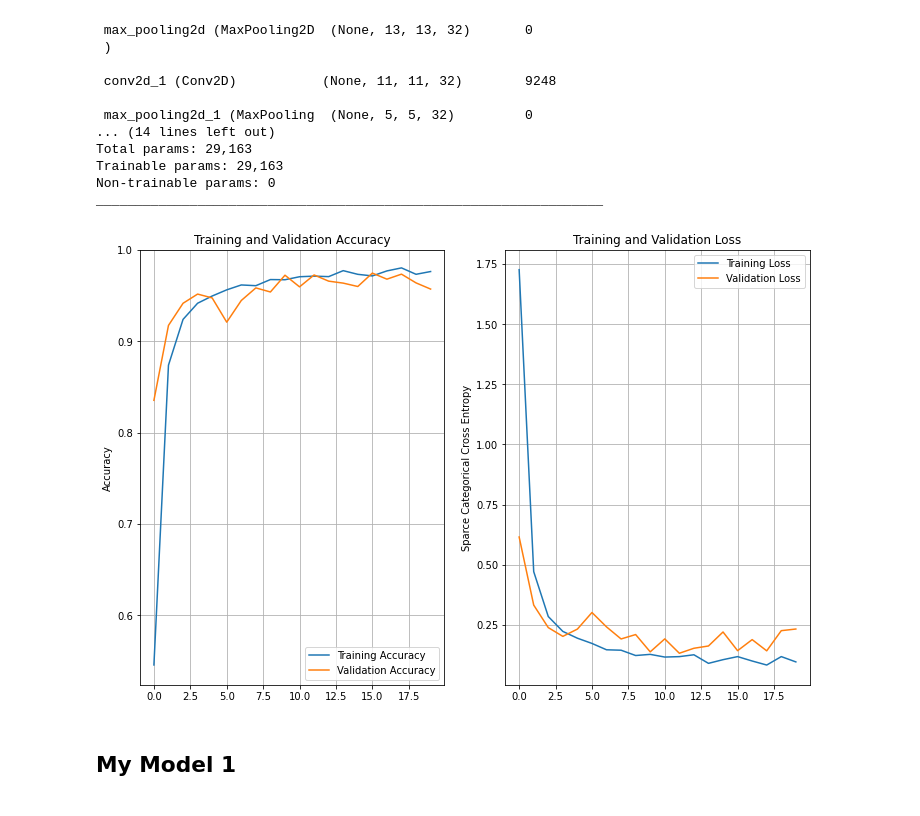
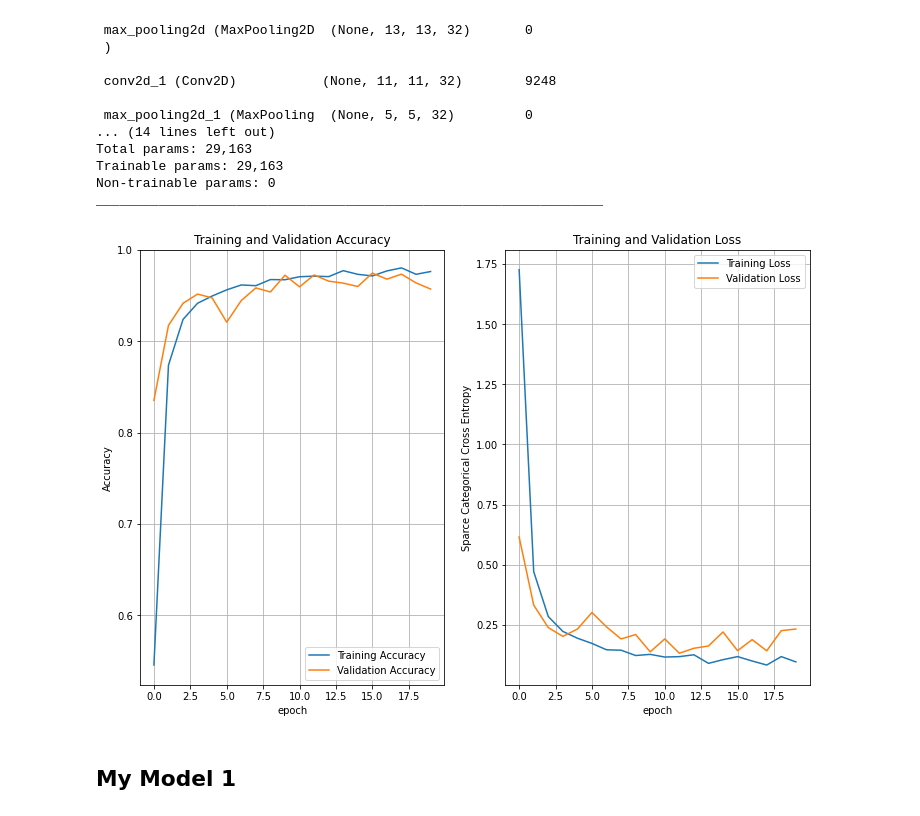
Before and after one commit to PLEX-GR00T/GTSRB_Deep_Learning_Project, a Jupyter notebook: Deep_learning_signboards_models_compare.ipynb, the cells around one changed output. Cells and saved outputs as stored; diff of their text form; code cells hidden in the pictures.

```diff
--- a/Deep_learning_signboards_models_compare.ipynb
+++ b/Deep_learning_signboards_models_compare.ipynb
@@ -375,33 +375,35 @@ _________________________________________________________________
 # %%
 acc = history.history['accuracy']
 val_acc = history.history['val_accuracy']
 
 loss=history.history['loss']
 val_loss=history.history['val_loss']
 
 epochs_range = range(len(acc))
 
 fig=plt.figure(figsize=(12, 8))
 plt.subplot(1, 2, 1)
 plt.plot(epochs_range, acc, label='Training Accuracy')
 plt.plot(epochs_range, val_acc, label='Validation Accuracy')
 plt.legend(loc='lower right')
 plt.ylabel('Accuracy')
+plt.xlabel('epoch')
 plt.ylim([min(plt.ylim()),1])
 plt.grid(True)
 plt.title('Training and Validation Accuracy')
 
 plt.subplot(1, 2, 2)
 plt.plot(epochs_range, loss, label='Training Loss')
 plt.plot(epochs_range, val_loss, label='Validation Loss')
 plt.legend(loc='upper right')
 plt.ylabel('Sparce Categorical Cross Entropy')
+plt.xlabel('epoch')
 plt.grid(True)
 plt.title('Training and Validation Loss')
 plt.show()
 fig.savefig('traininghistory.pdf')
 # %% [output]
-[figure, old version]
+[figure, new version]
 # %% [markdown]
 ## My Model 1
 # %%
```
Also changed, not shown: parts of 3 cells of this notebook.
